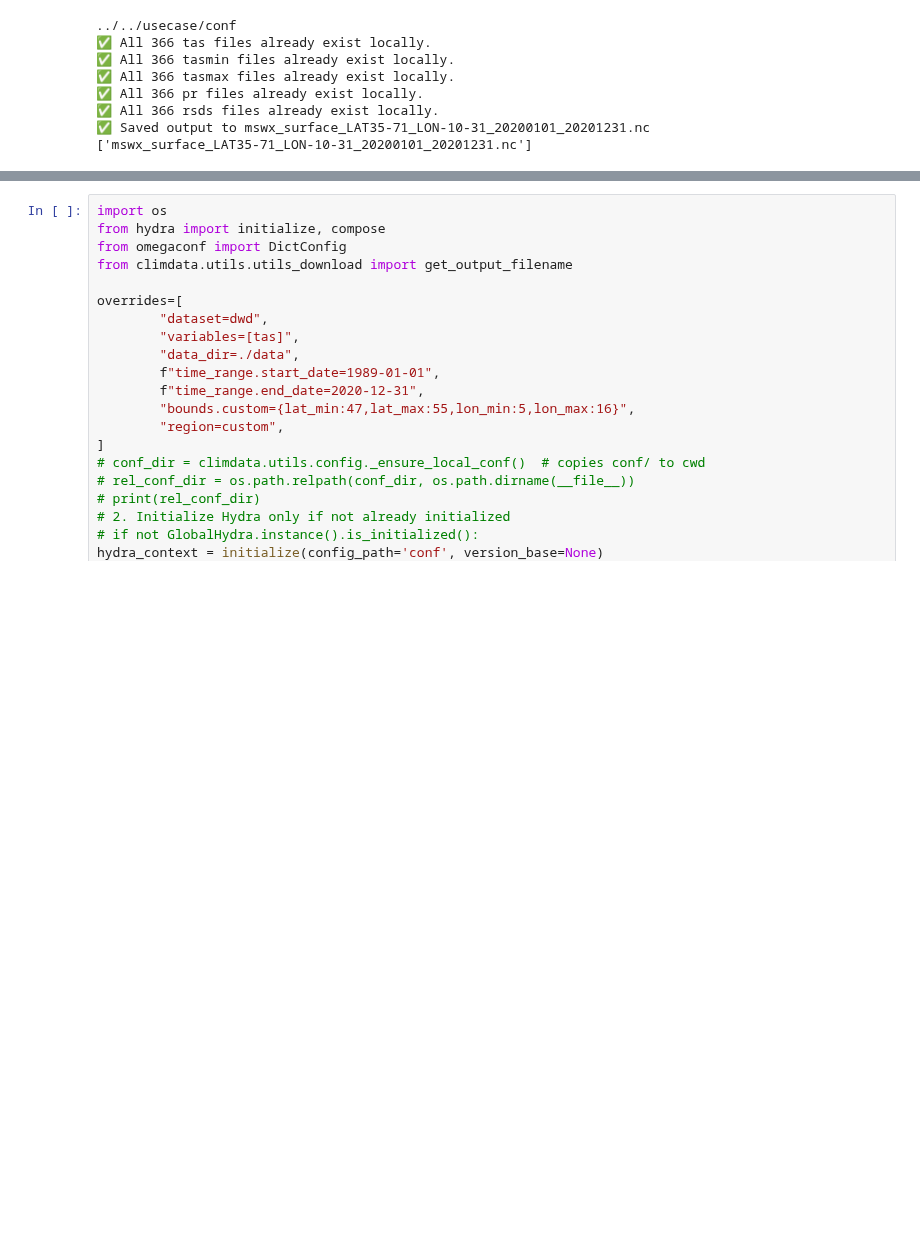
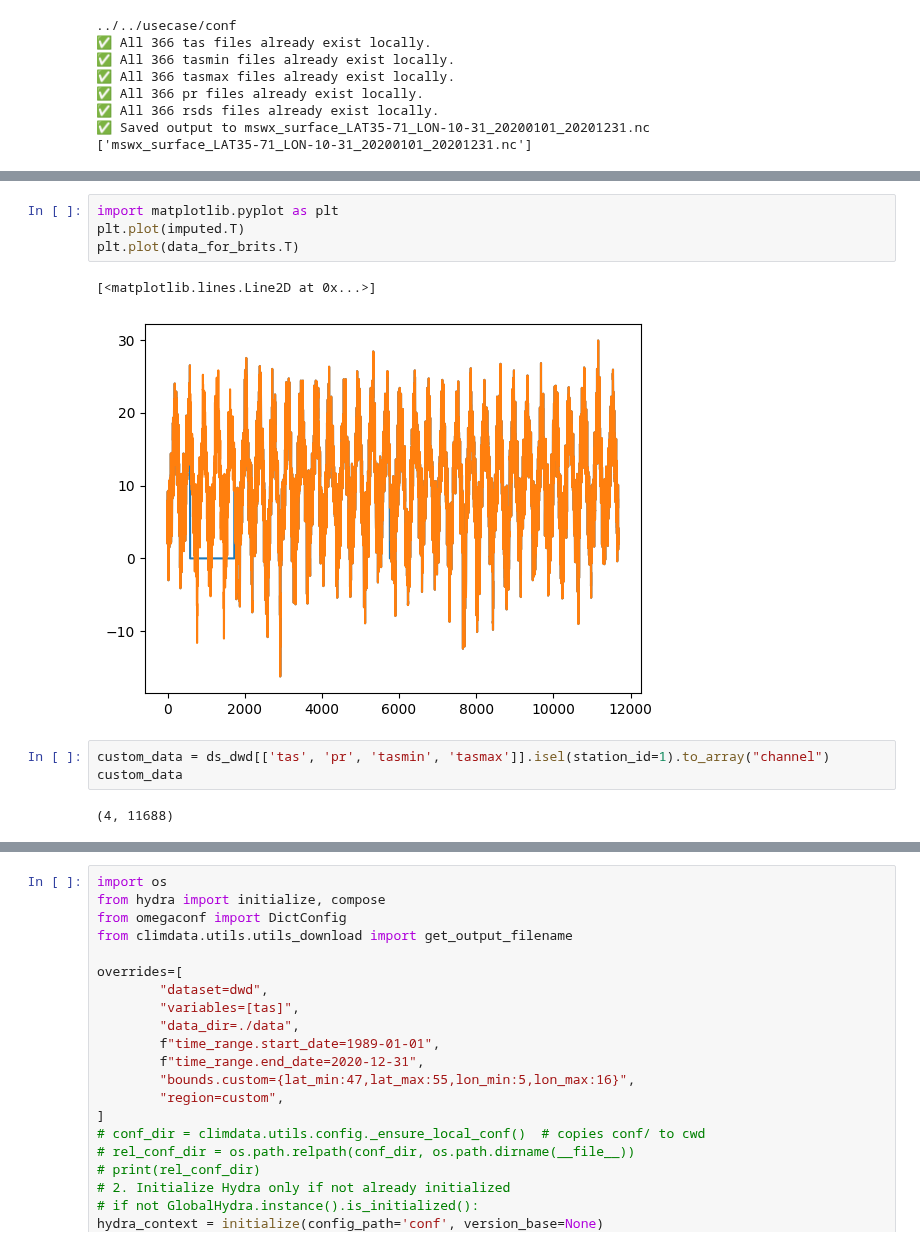
Before and after one commit to Kaushikreddym/climdata, a Jupyter notebook: usecase/simplace_dataprep.ipynb, the cells around one changed output, grey strips where cells are left out. Cells and saved outputs as stored; diff of their text form; blank space fills up the shorter version.

```diff
--- a/usecase/simplace_dataprep.ipynb
+++ b/usecase/simplace_dataprep.ipynb
@@ -74,0 +441,12 @@ cfg_dwd, filename_dwd, ds_dwd = climdata.extract_data(
+# %%
+import matplotlib.pyplot as plt
+plt.plot(imputed.T)
+plt.plot(data_for_brits.T)
+# %% [output]
+[<matplotlib.lines.Line2D at 0x...>]
+[figure, added]
+# %%
+custom_data = ds_dwd[['tas', 'pr', 'tasmin', 'tasmax']].isel(station_id=1).to_array("channel")
+custom_data
+# %% [output]
+(4, 11688)
```
Also changed, not shown: parts of 6 cells of this notebook, 7 other files.
